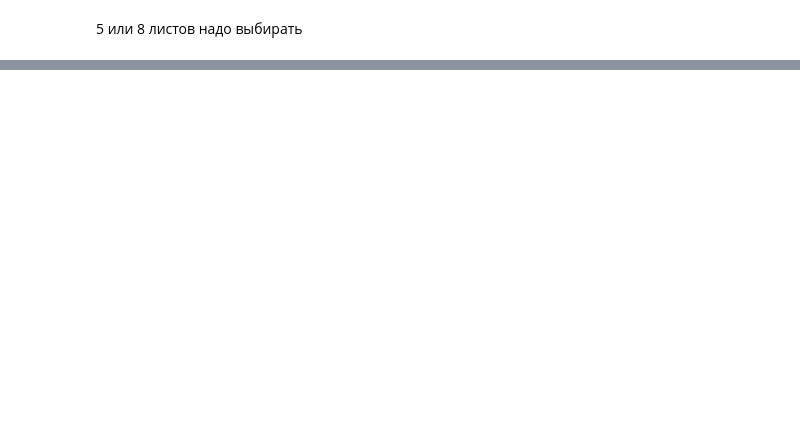
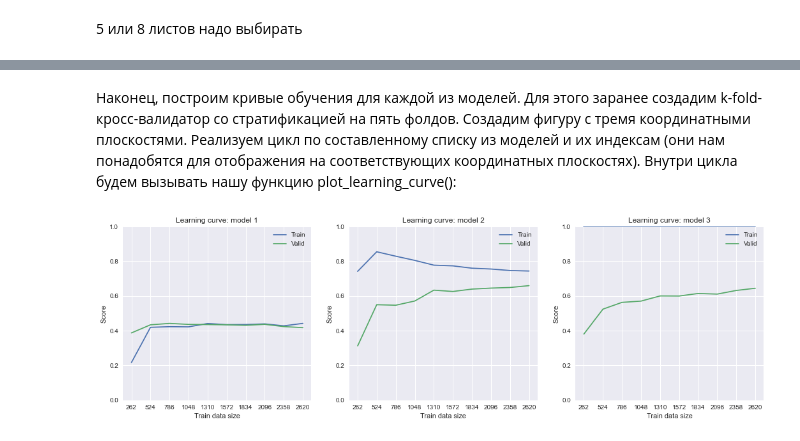
Before and after one commit to Chepell/SF_DS_Pro, a Jupyter notebook: ML-5/validation_.ipynb, the cells around one changed output, grey strips where cells are left out. Saved outputs shown, nothing was run; the diff lists cells and outputs as text; code cells hidden in the pictures; blank space fills up the shorter version.

```diff
--- a/ML-5/validation_.ipynb
+++ b/ML-5/validation_.ipynb
@@ -874,0 +1035,35 @@ Valid k-fold mean f1: 0.66
+# %%
+# Создаём список из моделей
+models = [
+    linear_model.LogisticRegression(
+        max_iter=1000, # количество итераций на сходимость
+        random_state=42, # генератор случайных чисел
+        class_weight='balanced' # веса классов
+    ),
+    tree.DecisionTreeClassifier(
+        criterion='entropy', # критерий информативности
+        max_depth=7, # максимальная глубина
+        min_samples_leaf=5, # минимальное число объектов в листе
+        random_state=42, # генератор случайных чисел
+        class_weight='balanced' # веса классов
+    ),
+    tree.DecisionTreeClassifier(
+        criterion='entropy', # критерий информативности
+        random_state=42, # генератор случайных чисел
+        class_weight='balanced' # веса классов
+    ),
+]
+# %% [markdown]
+Наконец, построим кривые обучения для каждой из моделей. Для этого заранее создадим k-fold-кросс-валидатор со стратификацией на пять фолдов. Создадим фигуру с тремя координатными плоскостями. Реализуем цикл по составленному списку из моделей и их индексам (они нам понадобятся для отображения на соответствующих координатных плоскостях). Внутри цикла будем вызывать нашу функцию plot_learning_curve():
+# %%
+# Создаём объект кросс-валидатора k-fold со стратификацией
+skf = model_selection.StratifiedKFold(n_splits=5)
+
+# Визуализируем кривые обучения
+fig, axes = plt.subplots(1, 3, figsize=(18, 5)) # фигура + три координатных плоскости
+
+# Создаём цикл по списку моделей и индексам этого списка
+for i, model in enumerate(models): # i — текущий индекс, model — текущая модель
+    plot_learning_curve(model, X, y, skf, ax=axes[i], title=f'model {i+1}')
+# %% [output]
+[figure, added]
```
Also changed, not shown: parts of 37 cells of this notebook, 4 other files.
